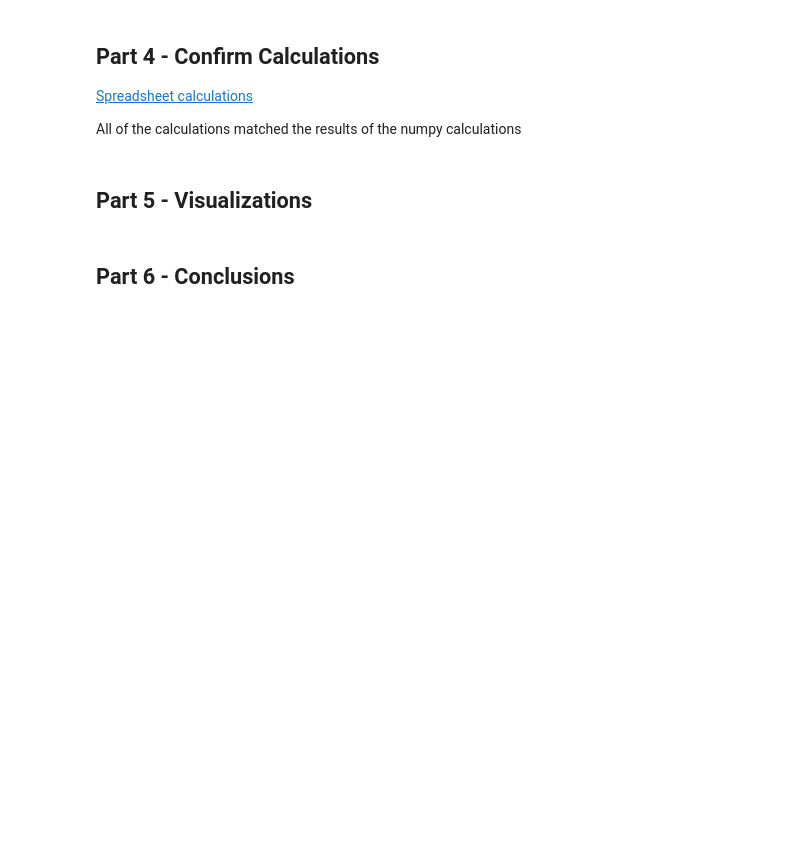
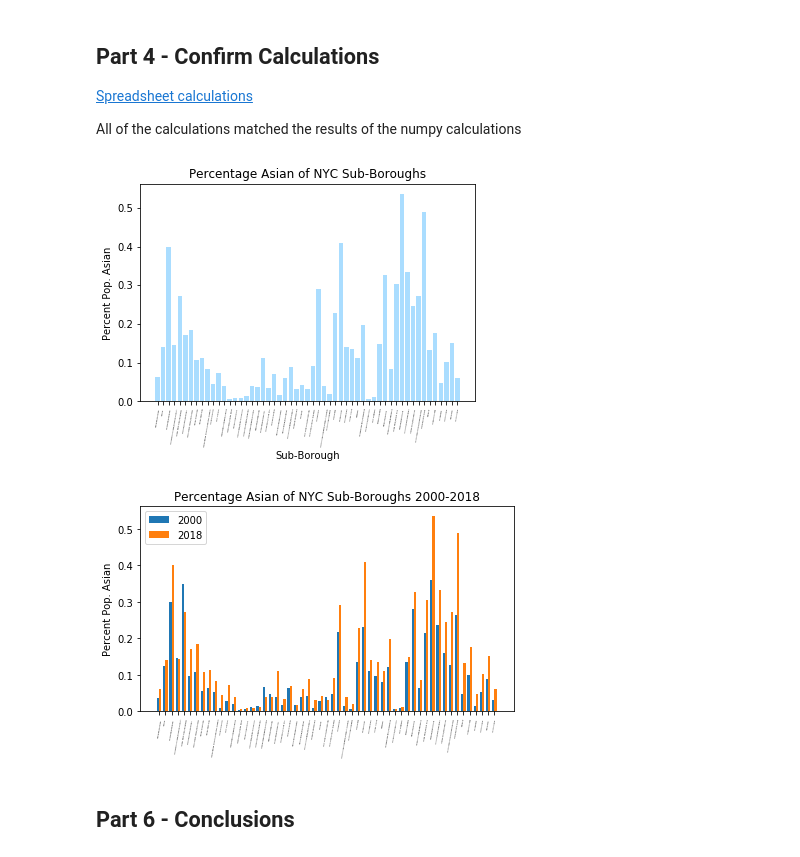
Before and after one commit to Kshoes/Data-Management-and-Analysis-Assignment-3, a Jupyter notebook: homework03.ipynb, the cells around one changed output. Drawn from its saved outputs; the diff is of its cells as text; code cells hidden in the pictures; blank space fills up the shorter version.

Commit message:
complete part 5

```diff
--- a/homework03.ipynb
+++ b/homework03.ipynb
@@ -73,7 +73,57 @@ dtype: float64
 [Spreadsheet calculations](https://docs.google.com/spreadsheets/d/19mzDRkv21zuJ_iQ8moT5wOqcaNmkskzXMxj21YI5FqM/edit?usp=sharing)
 
 All of the calculations matched the results of the numpy calculations
-# %% [markdown]
-## Part 5 - Visualizations
+# %%
+## Part 5 - Visualizations
+
+import matplotlib.pyplot as plt
+
+# First visualization
+
+# labels
+labels = table["Sub-Borough Area"]
+
+# y values
+percent = table["2018"]
+
+# the x values (based on number of labels)
+x = np.arange(len(labels))
+
+plt.bar(x, percent, align='center', color='#aaddff')
+plt.xticks(x, labels, fontsize=2, rotation=80)
+plt.ylim(0, 1)
+plt.ylabel('Percent Pop. Asian')
+plt.xlabel('Sub-Borough')
+plt.title('Percentage Asian of NYC Sub-Boroughs')
+plt.autoscale()
+plt.show()
+
+
+
+# Second Visualization
+
+labels = table["Sub-Borough Area"]
+
+x = np.arange(len(labels))  # the label locations
+width = 0.35  # the width of the bars
+
+fig, ax = plt.subplots()
+rects1 = ax.bar(x - width/2, year00, width, label='2000')
+rects2 = ax.bar(x + width/2, year18, width, label='2018')
+
+# Add some text for labels, title and custom x-axis tick labels, etc.
+ax.set_ylabel('Percent Pop. Asian')
+ax.set_title('Percentage Asian of NYC Sub-Boroughs 2000-2018')
+ax.set_xticks(x)
+ax.tick_params(axis='x', labelsize=2, rotation=80)
+ax.set_xticklabels(labels)
+ax.legend()
+
+fig.tight_layout()
+
+plt.show()
+# %% [output]
+[figure, added]
+[figure, added]
 # %% [markdown]
 ## Part 6 - Conclusions
```
